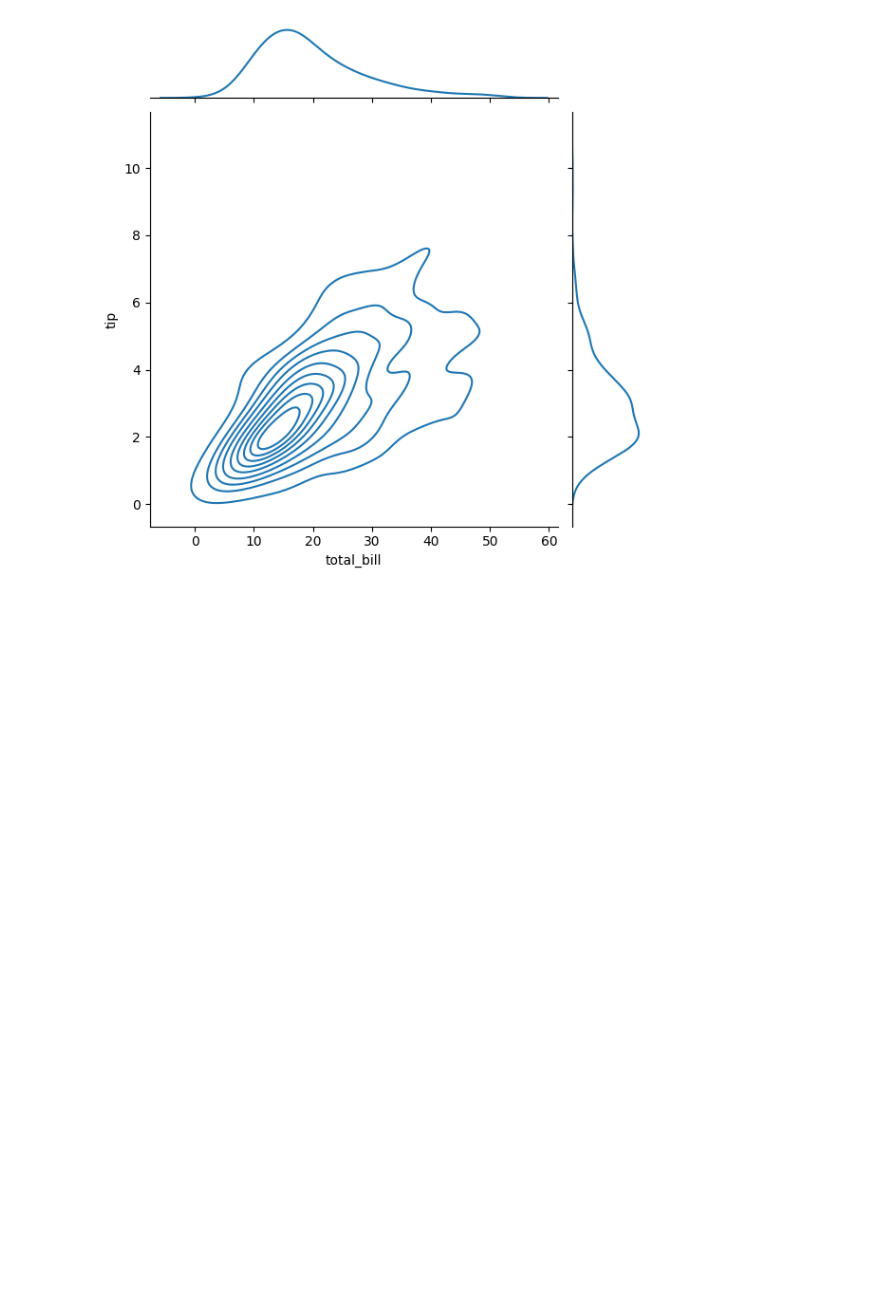
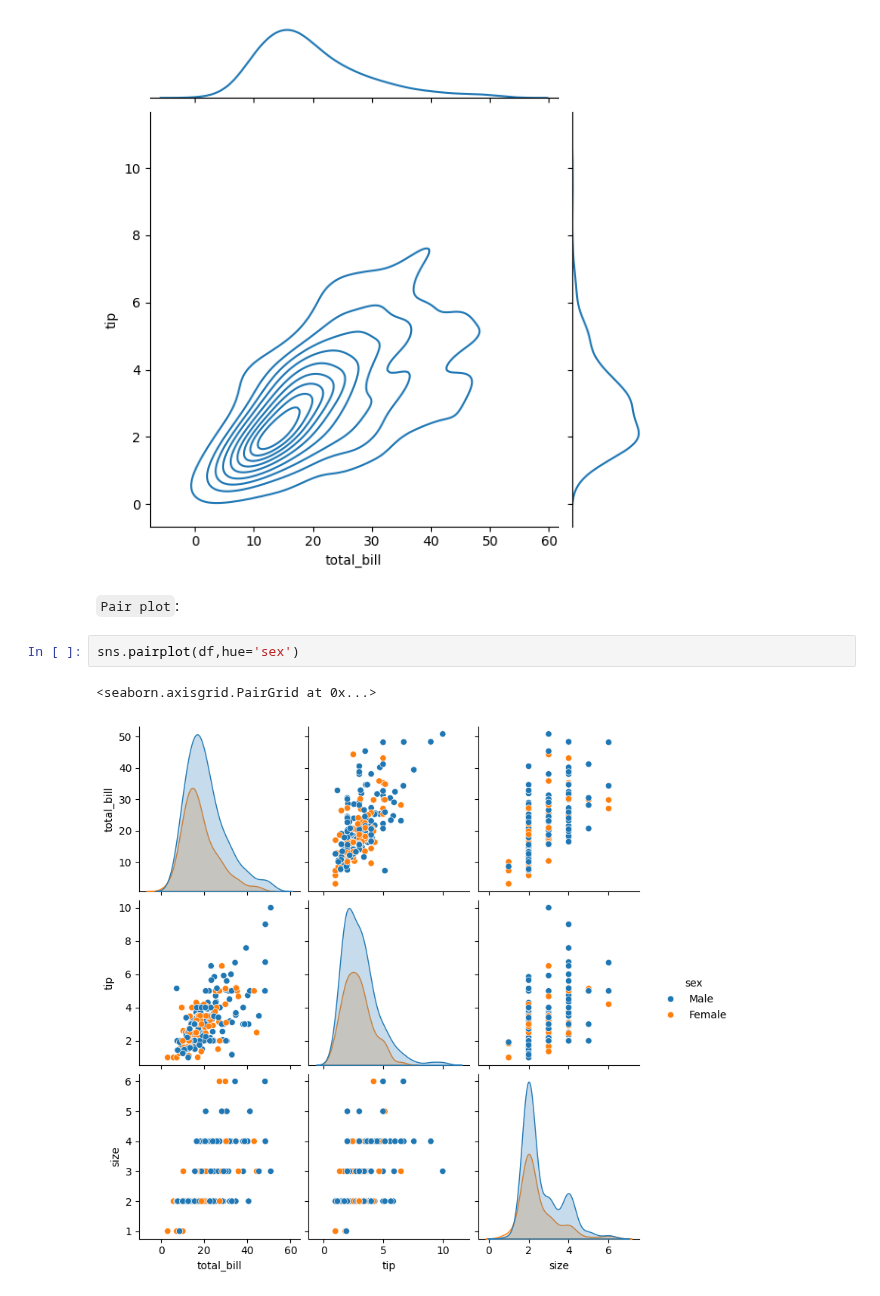
Before and after one commit to ds-mohit/Practice, a Jupyter notebook: Data Visualization/Seaborn_library/Distributionplot.ipynb, the cells around one changed output. Saved outputs shown, nothing was run; the diff lists cells and outputs as text; blank space fills up the shorter version.

````diff
--- a/Data Visualization/Seaborn_library/Distributionplot.ipynb
+++ b/Data Visualization/Seaborn_library/Distributionplot.ipynb
@@ -42,3 +42,10 @@ sns.jointplot(x='total_bill',y='tip',data=df,kind='kde')
 # %% [output]
 <seaborn.axisgrid.JointGrid at 0x...>
 [figure]
+# %% [markdown]
+``` Pair plot ```:
+# %%
+sns.pairplot(df,hue='sex')
+# %% [output]
+<seaborn.axisgrid.PairGrid at 0x...>
+[figure, added]
````
Also changed, not shown: parts of 2 cells of this notebook.
